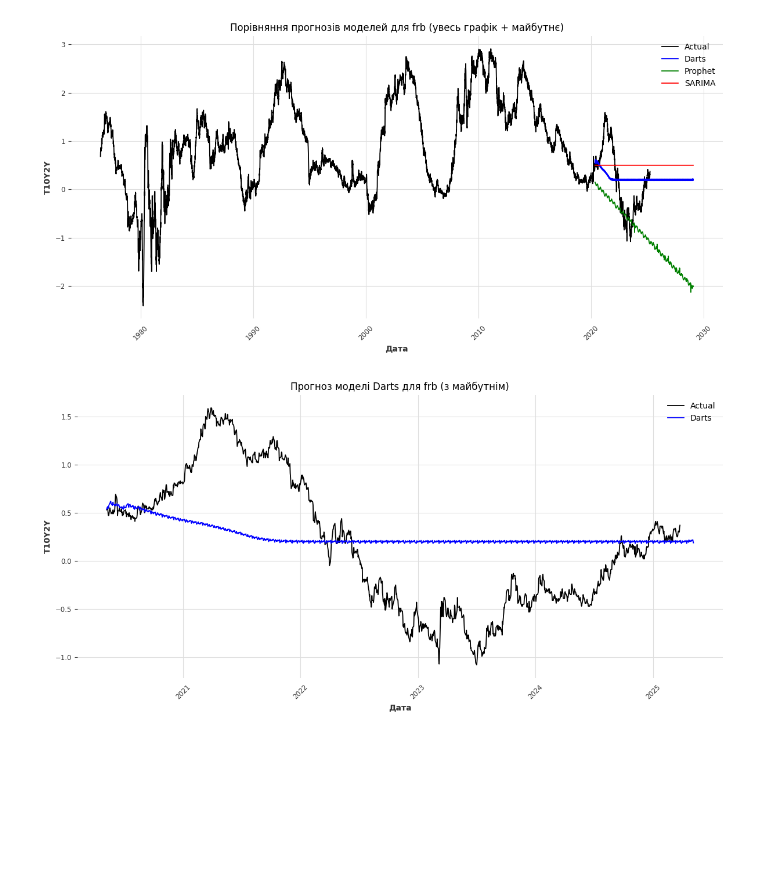
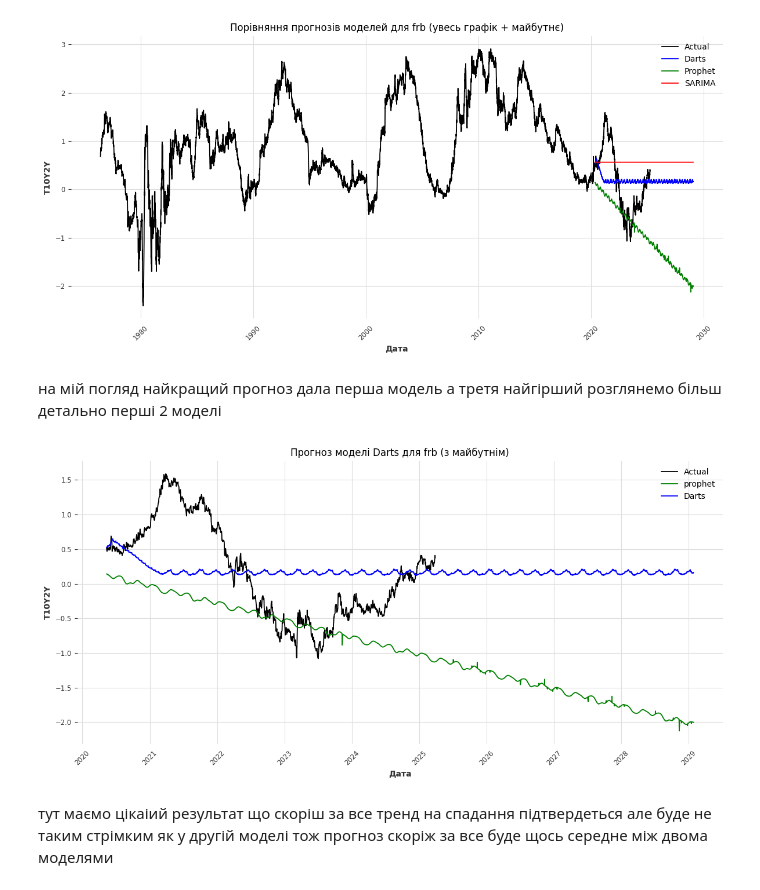
Before and after one commit to AlexKostjuk/dz_17, a Jupyter notebook: dz_17.ipynb, the cells around one changed output. Cells and saved outputs as stored; diff of their text form; code cells hidden in the pictures; blank space fills up the shorter version.

```diff
--- a/dz_17.ipynb
+++ b/dz_17.ipynb
@@ -346,35 +274 @@ INFO:cmdstanpy:Chain [1] start processing
 INFO:cmdstanpy:Chain [1] done processing
-# %%
-# --- Модель 2: Prophet (з покращеннями) ---
-# Додаємо пропущені дати в train_frb для Prophet
-prophet_frb = train_frb.rename(columns={'observation_date': 'ds', 'T10Y2Y': 'y'})
-prophet_frb_full = pd.DataFrame({'ds': date_range})
-prophet_frb_full = prophet_frb_full.merge(prophet_frb, on='ds', how='left')
-# Використовуємо лінійну інтерполяцію для заповнення пропущених значень
-prophet_frb_full['y'] = prophet_frb_full['y'].interpolate(method='linear')
-
-# Ініціалізуємо Prophet із покращеними параметрами
-prophet_model = Prophet(
-    daily_seasonality=False,  # Вимикаємо, оскільки дані фінансові
-    weekly_seasonality=False,  # Увімкнено для тижневої сезонності
-    yearly_seasonality=True,  # Залишаємо річну сезонність
-    changepoint_prior_scale=0.1,  # Зменшуємо для меншої чутливості до змін тренду
-    seasonality_prior_scale=10.0,  # Зменшуємо для меншої сезонності
-    n_changepoints=200  # Збільшуємо кількість точок зміни тренду
-)
-
-# Додаємо американські свята (можуть впливати на фінансові дані)
-prophet_model.add_country_holidays(country_name='US')
-
-# Тренуємо модель
-prophet_model.fit(prophet_frb_full)
-
-# Генеруємо майбутні дати (тестова вибірка + майбутнє)
-future_dates_prophet = pd.DataFrame({'ds': pd.concat([pd.Series(test_frb['observation_date']),
-                                                     pd.Series(future_dates)]).reset_index(drop=True)})
-prophet_pred = prophet_model.predict(future_dates_prophet)
-prophet_pred_values = prophet_pred['yhat'].values
-prophet_pred_test = prophet_pred_values[:len(test_frb)]  # Для оцінки на тестовій вибірці
-prophet_pred_future = prophet_pred_values[len(test_frb):]  # Для майбутнього
-prophet_pred_test = np.nan_to_num(prophet_pred_test, nan=train_frb['T10Y2Y'].mean())
-prophet_pred_future = np.nan_to_num(prophet_pred_future, nan=train_frb['T10Y2Y'].mean())
@@ -492,21 +364,24 @@ plt.tight_layout()
 plt.show()
 # %% [output]
 [figure]
+# %% [markdown]
+на мій погляд найкращий прогноз дала перша модель а третя найгірший розглянемо більш детально перші 2 моделі
 # %%
-# Візуалізація (окремі графіки для кожної моделі)
 all_dates = pd.concat([pd.Series(test_frb['observation_date']), pd.Series(future_dates)]).reset_index(drop=True)
 
-# Графік для Darts
 plt.figure(figsize=(12, 6))
 plt.plot(test_frb['observation_date'], actual, label='Actual', color='black')
+plt.plot(all_dates, np.concatenate([prophet_pred_test, prophet_pred_future]), label='prophet', color='green')
+
 plt.plot(all_dates, np.concatenate([darts_pred_test, darts_pred_future]), label='Darts', color='blue')
-# plt.axvline(x=last_date, color='gray', linestyle='--', label='End of Actual Data')
 plt.legend()
 plt.title('Прогноз моделі Darts для frb (з майбутнім)')
 plt.xlabel('Дата')
 plt.ylabel('T10Y2Y')
 plt.xticks(rotation=45)
 plt.tight_layout()
 plt.show()
 # %% [output]
-[figure, old version]
+[figure, new version]
+# %% [markdown]
+тут маємо цікаіий результат що скоріш за все тренд на спадання підтвердеться але буде не таким стрімким як у другій моделі тож прогноз скоріж за все буде щось середне між двома моделями
```
Also changed, not shown: parts of 27 cells of this notebook.
